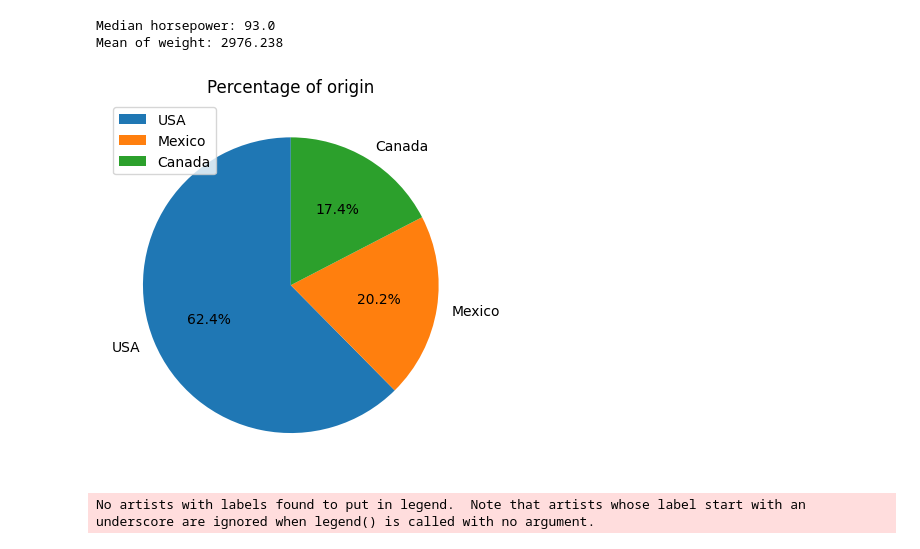
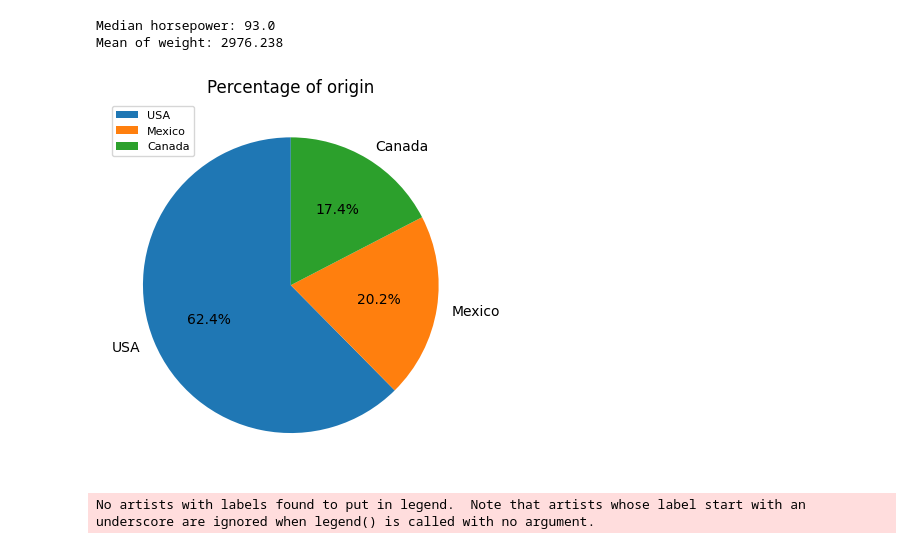
Before and after one commit to hungnguyenrhythm/auto_mpg, a Jupyter notebook: project.ipynb, the cells around one changed output. Cells and saved outputs as stored; diff of their text form; code cells hidden in the pictures.

```diff
--- a/project.ipynb
+++ b/project.ipynb
@@ -74,17 +74,17 @@ Mean of weight: 2976.238
 # %%
 # Step 4: Visualize the data
 # Pie chart
 US_count = (df['origin'].value_counts()['USA']) / 391 * 100
 Mex_count = df['origin'].value_counts()['Mexico'] / 391 * 100
 Can_count= 100 - Mex_count - US_count
 
 sizes = [US_count, Mex_count, Can_count]
 plt.title('Percentage of origin')
 plt.pie(sizes, labels= ['USA', 'Mexico', 'Canada'], autopct='%1.1f%%', startangle = 90)
-plt.legend()
+plt.legend(fontsize=8)
 plt.show()
 # %% [output]
-[figure, old version]
+[figure, new version]
 # %%
 # Scatter chart
 x = df['cylinders']
```
